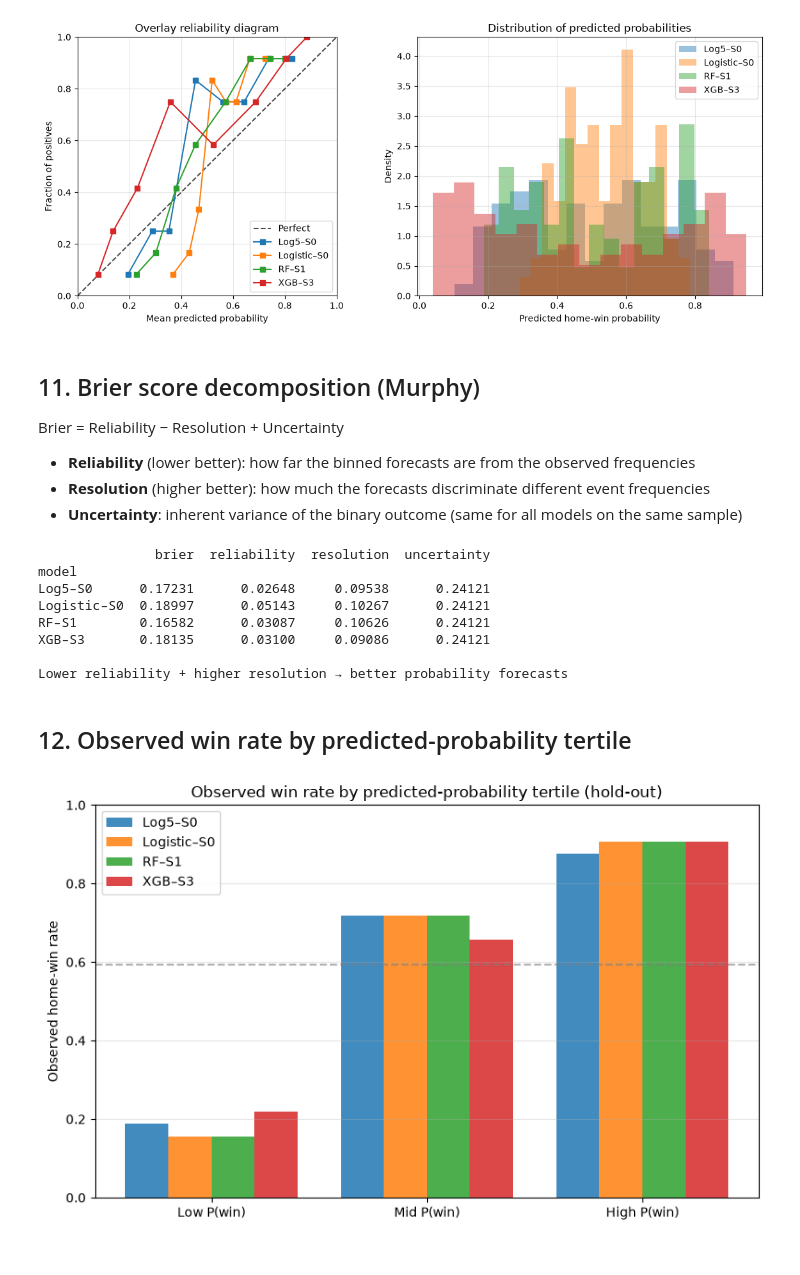
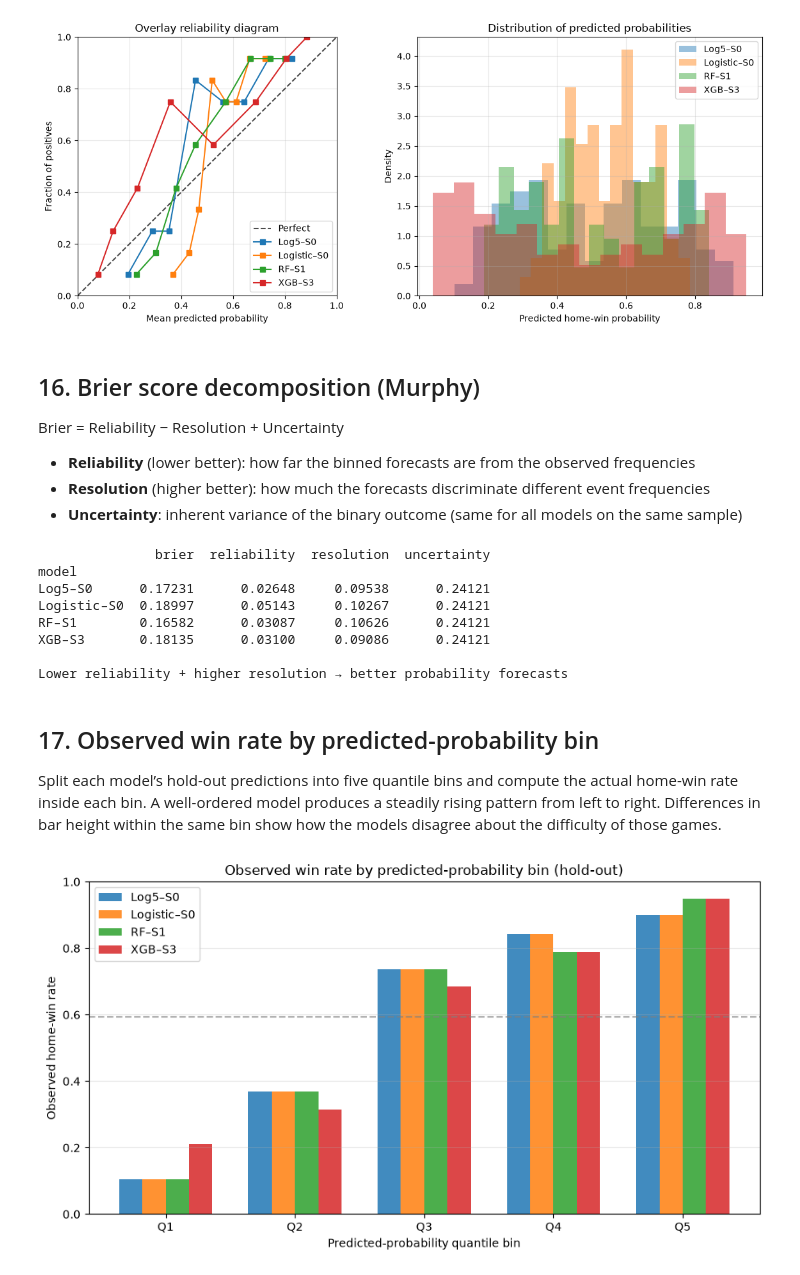
Before and after one commit to elevation-edge-sports-data/nba-win-probability, a Jupyter notebook: nba_home_win_probability.ipynb, the cells around one changed output. Saved outputs shown, nothing was run; the diff lists cells and outputs as text; code cells hidden in the pictures.

```diff
--- a/nba_home_win_probability.ipynb
+++ b/nba_home_win_probability.ipynb
@@ -243,0 +301,18 @@ Locked finalists:
+# %%
+# Build a hold-out prediction table
+ho = hold[["game_date", "home", "away", "home_win"]].copy().reset_index(drop=True)
+ho["game_date"] = ho["game_date"].dt.date
+
+for key, label in FINALISTS.items():
+    ho[label] = fitted[key]["proba_ho"].round(3)
+
+ho = ho.rename(columns={"home_win": "actual"})
+ho["actual"] = ho["actual"].map({1: "W", 0: "L"})
+
+# Show the full table (96 rows is manageable)
+pd.set_option("display.max_rows", 120)
+display(ho)
+pd.reset_option("display.max_rows")
+
+print(f"\nHold-out size: {len(ho)} games")
+print(f"Actual home win rate: {(ho['actual'] == 'W').mean():.3f}")
@@ -366,7 +668,7 @@ plt.show()
 # %% [output]
 [figure]
 # %% [markdown]
-## 11. Brier score decomposition (Murphy)
+## 16. Brier score decomposition (Murphy)
 
 Brier = Reliability − Resolution + Uncertainty
 
@@ -425,35 +727,38 @@ RF–S1        0.16582      0.03087     0.10626      0.24121
 XGB–S3       0.18135      0.03100     0.09086      0.24121
 
 Lower reliability + higher resolution → better probability forecasts
-# %% [markdown]
-## 12. Observed win rate by predicted-probability tertile
+# %% [markdown]
+## 17. Observed win rate by predicted-probability bin
+
+Split each model’s hold-out predictions into five quantile bins and compute the actual home-win rate inside each bin. A well-ordered model produces a steadily rising pattern from left to right. Differences in bar height within the same bin show how the models disagree about the difficulty of those games.
 # %%
-fig, ax = plt.subplots(figsize=(8, 5))
+n_bins = 5
+x = np.arange(n_bins)
+width = 0.18
+colors = ["C0", "C1", "C2", "C3"]
 
-x = np.arange(3)
-width = 0.2
-colors = ["C0", "C1", "C2", "C3"]
+fig, ax = plt.subplots(figsize=(9, 5))
 
 for i, (key, label) in enumerate(FINALISTS.items()):
     y = fitted[key]["y_ho"]
     p = fitted[key]["proba_ho"]
-    # tertiles of predicted probability
-    qs = np.quantile(p, [0, 1/3, 2/3, 1])
+    qs = np.quantile(p, np.linspace(0, 1, n_bins + 1))
     rates = []
-    for j in range(3):
-        mask = (p >= qs[j]) & (p <= qs[j+1] if j == 2 else p < qs[j+1])
+    for j in range(n_bins):
+        mask = (p >= qs[j]) & (p <= qs[j+1] if j == n_bins - 1 else p < qs[j+1])
         rates.append(y[mask].mean() if mask.any() else np.nan)
     ax.bar(x + i * width, rates, width, label=label, color=colors[i], alpha=0.85)
 
 ax.set_xticks(x + 1.5 * width)
-ax.set_xticklabels(["Low P(win)", "Mid P(win)", "High P(win)"])
+ax.set_xticklabels([f"Q{j+1}" for j in range(n_bins)])
 ax.set_ylabel("Observed home-win rate")
-ax.set_title("Observed win rate by predicted-probability tertile (hold-out)")
+ax.set_xlabel("Predicted-probability quantile bin")
+ax.set_title("Observed win rate by predicted-probability bin (hold-out)")
 ax.legend()
 ax.set_ylim(0, 1)
-ax.axhline(hold["home_win"].mean(), color="gray", ls="--", alpha=0.6, label="overall base rate")
+ax.axhline(hold["home_win"].mean(), color="gray", ls="--", alpha=0.6)
 ax.grid(True, axis="y", alpha=0.3)
 plt.tight_layout()
 plt.show()
 # %% [output]
-[figure, old version]
+[figure, new version]
```
Also changed, not shown: parts of 43 cells of this notebook, 1 other file.
